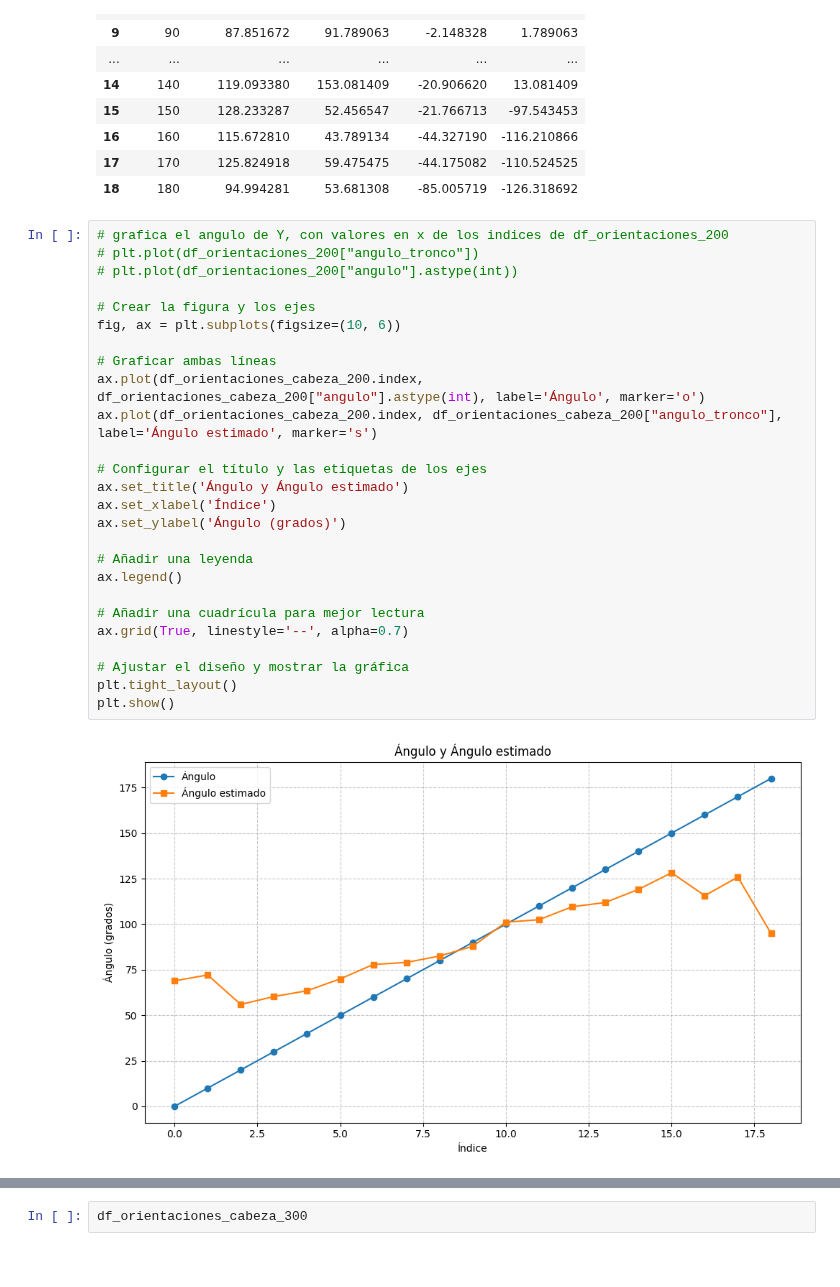
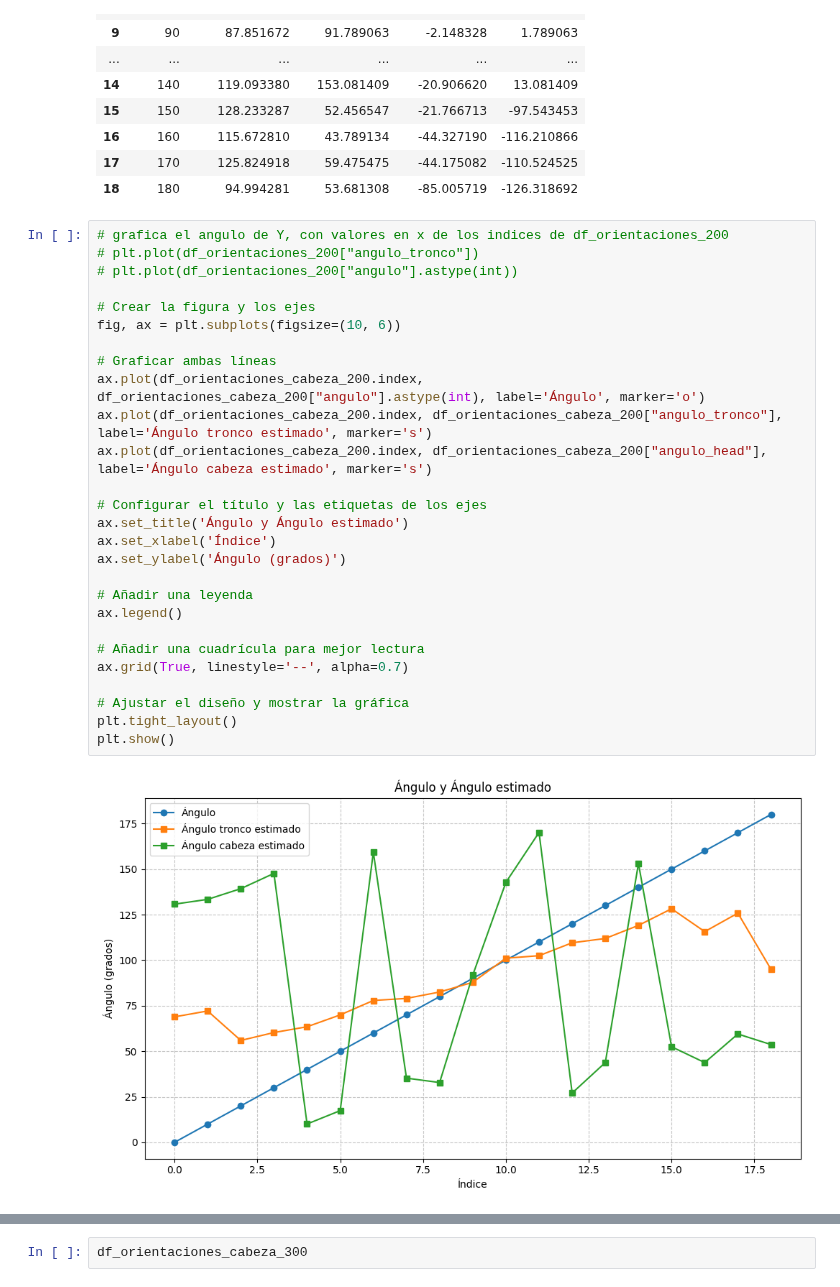
Before and after one commit to stevenaraujo98/integracion_pcl, a Jupyter notebook: get_res.ipynb, the cells around one changed output, grey strips where cells are left out. Drawn from its saved outputs; the diff is of its cells as text.

```diff
--- a/get_res.ipynb
+++ b/get_res.ipynb
@@ -763,28 +763,29 @@ df_orientaciones_cabeza_200
 # %%
 # grafica el angulo de Y, con valores en x de los indices de df_orientaciones_200
 # plt.plot(df_orientaciones_200["angulo_tronco"])
 # plt.plot(df_orientaciones_200["angulo"].astype(int))
 
 # Crear la figura y los ejes
 fig, ax = plt.subplots(figsize=(10, 6))
 
 # Graficar ambas líneas
 ax.plot(df_orientaciones_cabeza_200.index, df_orientaciones_cabeza_200["angulo"].astype(int), label='Ángulo', marker='o')
-ax.plot(df_orientaciones_cabeza_200.index, df_orientaciones_cabeza_200["angulo_tronco"], label='Ángulo estimado', marker='s')
+ax.plot(df_orientaciones_cabeza_200.index, df_orientaciones_cabeza_200["angulo_tronco"], label='Ángulo tronco estimado', marker='s')
+ax.plot(df_orientaciones_cabeza_200.index, df_orientaciones_cabeza_200["angulo_head"], label='Ángulo cabeza estimado', marker='s')
 
 # Configurar el título y las etiquetas de los ejes
 ax.set_title('Ángulo y Ángulo estimado')
 ax.set_xlabel('Índice')
 ax.set_ylabel('Ángulo (grados)')
 
 # Añadir una leyenda
 ax.legend()
 
 # Añadir una cuadrícula para mejor lectura
 ax.grid(True, linestyle='--', alpha=0.7)
 
 # Ajustar el diseño y mostrar la gráfica
 plt.tight_layout()
 plt.show()
 # %% [output]
-[figure, old version]
+[figure, new version]
```
Also changed, not shown: parts of 5 cells of this notebook.
